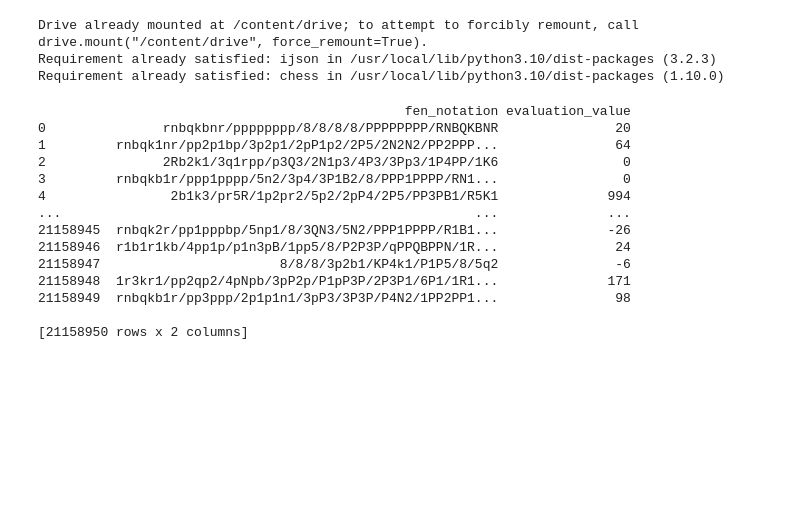
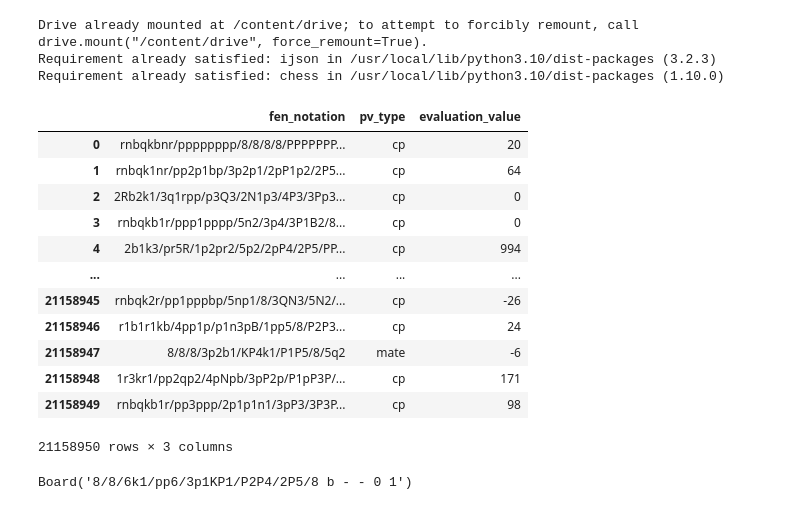
Before and after one commit to alonzojp/AI-Chess-Bot, a Jupyter notebook: [AICB]_json_to_csv.ipynb, the cells around one changed output. Drawn from its saved outputs; the diff is of its cells as text; code cells hidden in the pictures; blank space fills up the shorter version.

```diff
--- a/[AICB]_json_to_csv.ipynb
+++ b/[AICB]_json_to_csv.ipynb
@@ -26,19 +26,24 @@ data = []
 
 with open("/content/drive/MyDrive/lichess_db_eval.json", 'r') as fp:
 
-  for i in range(0, 21158950):
+  for i in range(0, 21158950): # 21158950
 
     # print(str(100 * round(i/10000, 2)) + str("%"))
     # print(i)
     line = fp.readline()
-
+    # if(line.split('"')[9] == 'mate'):
+    #   print("-" * 200)
+    #   temp = line.split('"')
+    #   for i in temp:
+    #     print(i)
     fen_notation = line.split('"')[3].split(" ")[0]
+    pv_type = line.split('"')[9]
     evaluation_value = line.split('"')[10][1:-1]
-
+    # print(line.split('"')[9], line.split('"')[10])
     # temp_df = pd.DataFrame([[fen_notation, evaluation_value]], columns=['fen_notation', 'evaluation_value'])
 
     # df = df.append(temp_df)
-    data.append([fen_notation, evaluation_value])
+    data.append([fen_notation, pv_type, evaluation_value])
     # print(line.split('"')[3].split(" ")[0]) # Gets FEN board notation
     # print(line.split('"')[10][1:-1]) # Gets evaluation
 
@@ -48,20 +53,20 @@ with open("/content/drive/MyDrive/lichess_db_eval.json", 'r') as fp:
 
 len(data)
 
-df = pd.DataFrame(data, columns=['fen_notation', 'evaluation_value'])
-print (df)
+df = pd.DataFrame(data, columns=['fen_notation', 'pv_type', 'evaluation_value'])
-# %% [output]
-                                               fen_notation evaluation_value
-0               rnbqkbnr/pppppppp/8/8/8/8/PPPPPPPP/RNBQKBNR               20
-1         rnbqk1nr/pp2p1bp/3p2p1/2pP1p2/2P5/2N2N2/PP2PPP...               64
-2               2Rb2k1/3q1rpp/p3Q3/2N1p3/4P3/3Pp3/1P4PP/1K6                0
-3         rnbqkb1r/ppp1pppp/5n2/3p4/3P1B2/8/PPP1PPPP/RN1...                0
-4                2b1k3/pr5R/1p2pr2/5p2/2pP4/2P5/PP3PB1/R5K1              994
-...                                                     ...              ...
-21158945  rnbqk2r/pp1pppbp/5np1/8/3QN3/5N2/PPP1PPPP/R1B1...              -26
-21158946  r1b1r1kb/4pp1p/p1n3pB/1pp5/8/P2P3P/qPPQBPPN/1R...               24
-21158947                       8/8/8/3p2b1/KP4k1/P1P5/8/5q2               -6
-21158948  1r3kr1/pp2qp2/4pNpb/3pP2p/P1pP3P/2P3P1/6P1/1R1...              171
-21158949  rnbqkb1r/pp3ppp/2p1p1n1/3pP3/3P3P/P4N2/1PP2PP1...               98
-
-[21158950 rows x 2 columns]
+# %%
+df
+# %% [output]
+|  | fen_notation | pv_type | evaluation_value |
+| 0 | rnbqkbnr/pppppppp/8/8/8/8/PPPPPPP... | cp | 20 |
+| 1 | rnbqk1nr/pp2p1bp/3p2p1/2pP1p2/2P5... | cp | 64 |
+| 2 | 2Rb2k1/3q1rpp/p3Q3/2N1p3/4P3/3Pp3... | cp | 0 |
+| 3 | rnbqkb1r/ppp1pppp/5n2/3p4/3P1B2/8... | cp | 0 |
+| 4 | 2b1k3/pr5R/1p2pr2/5p2/2pP4/2P5/PP... | cp | 994 |
+| ... | ... | ... | ... |
+| 21158945 | rnbqk2r/pp1pppbp/5np1/8/3QN3/5N2/... | cp | -26 |
+| 21158946 | r1b1r1kb/4pp1p/p1n3pB/1pp5/8/P2P3... | cp | 24 |
+| 21158947 | 8/8/8/3p2b1/KP4k1/P1P5/8/5q2 | mate | -6 |
+| 21158948 | 1r3kr1/pp2qp2/4pNpb/3pP2p/P1pP3P/... | cp | 171 |
+| 21158949 | rnbqkb1r/pp3ppp/2p1p1n1/3pP3/3P3P... | cp | 98 |
+21158950 rows × 3 columns
@@ -68,3 +75,8 @@ print (df)
+# %%
+board = chess.Board('8/8/6k1/pp6/3p1KP1/P2P4/2P5/8 b - -')
+display(board)
+# %% [output]
+Board('8/8/6k1/pp6/3p1KP1/P2P4/2P5/8 b - - 0 1')
 # %%
 df.to_csv('out.csv')
 # %%
```
Also changed, not shown: parts of 1 cell of this notebook.
